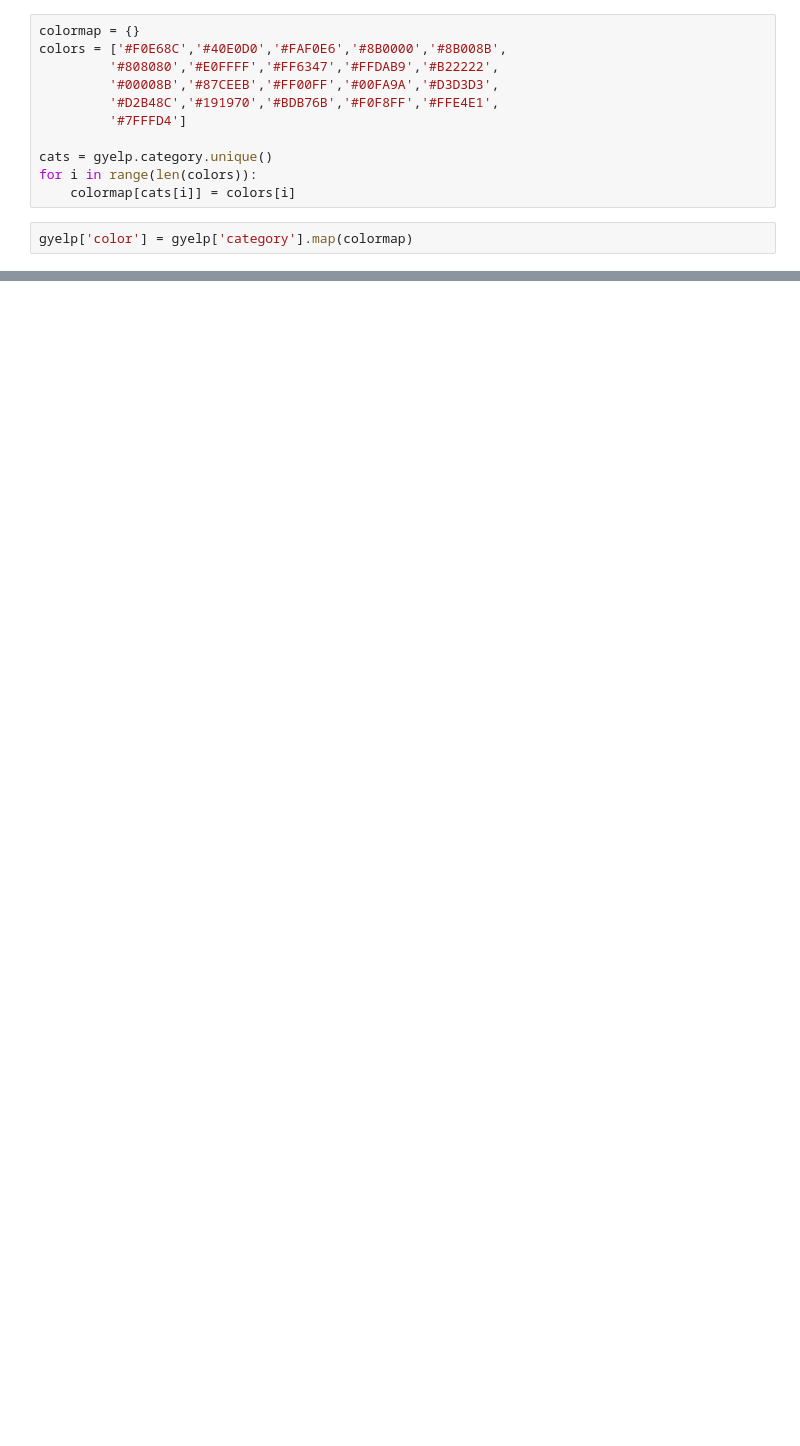
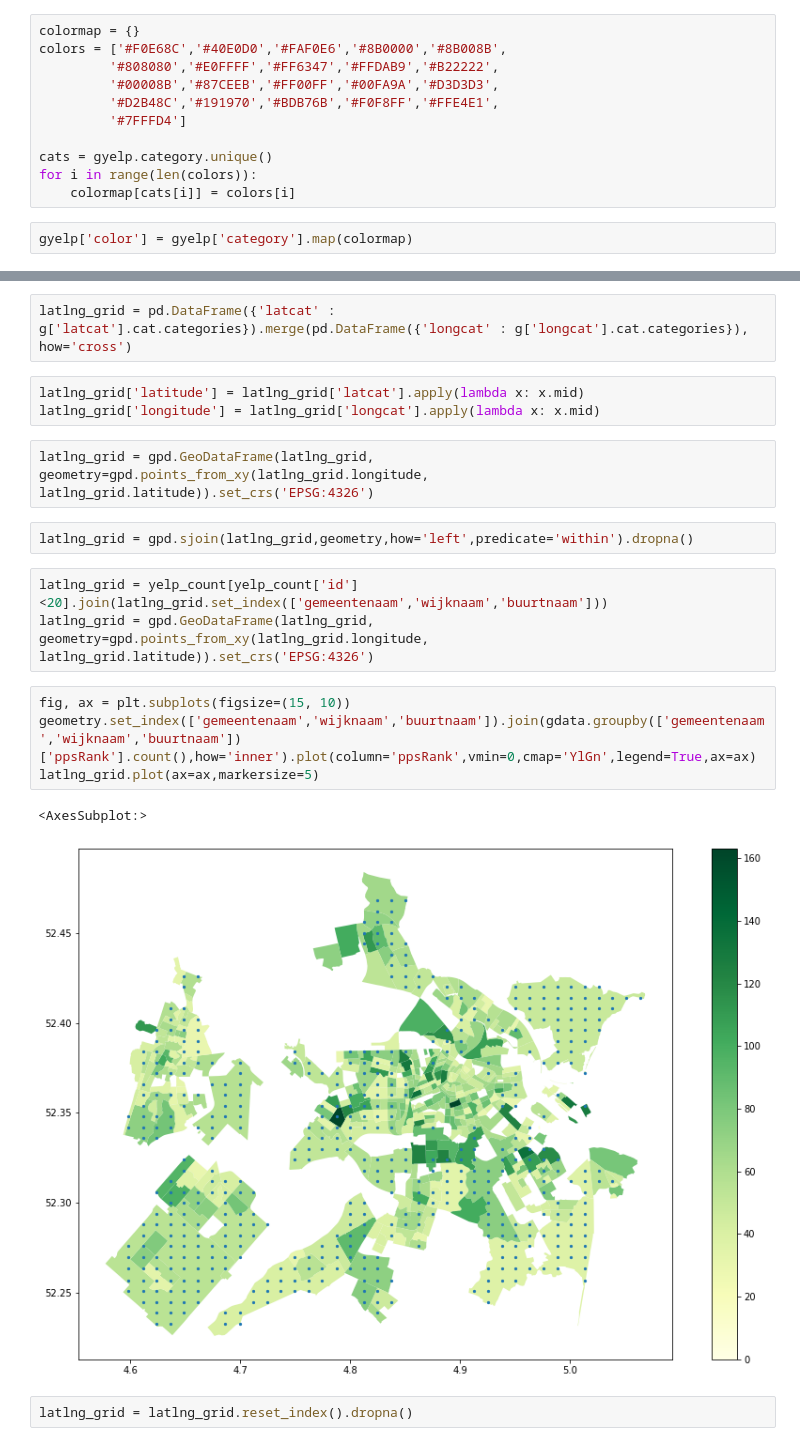
Before and after one commit to maufonsecasdfg/amsterdam_rent, a Jupyter notebook: geomatching.ipynb, the cells around one changed output, grey strips where cells are left out. Saved outputs shown, nothing was run; the diff lists cells and outputs as text; blank space fills up the shorter version.

```diff
--- a/geomatching.ipynb
+++ b/geomatching.ipynb
@@ -626,0 +114,21 @@ gdata[(gdata['gemeentenaam']=='Zaanstad')&(gdata['wijknaam'].isin(['Wijk 23 Nieu
+# %%
+latlng_grid = pd.DataFrame({'latcat' : g['latcat'].cat.categories}).merge(pd.DataFrame({'longcat' : g['longcat'].cat.categories}), how='cross')
+# %%
+latlng_grid['latitude'] = latlng_grid['latcat'].apply(lambda x: x.mid)
+latlng_grid['longitude'] = latlng_grid['longcat'].apply(lambda x: x.mid)
+# %%
+latlng_grid = gpd.GeoDataFrame(latlng_grid, geometry=gpd.points_from_xy(latlng_grid.longitude, latlng_grid.latitude)).set_crs('EPSG:4326')
+# %%
+latlng_grid = gpd.sjoin(latlng_grid,geometry,how='left',predicate='within').dropna()
+# %%
+latlng_grid = yelp_count[yelp_count['id']<20].join(latlng_grid.set_index(['gemeentenaam','wijknaam','buurtnaam']))
+latlng_grid = gpd.GeoDataFrame(latlng_grid, geometry=gpd.points_from_xy(latlng_grid.longitude, latlng_grid.latitude)).set_crs('EPSG:4326')
+# %%
+fig, ax = plt.subplots(figsize=(15, 10))
+geometry.set_index(['gemeentenaam','wijknaam','buurtnaam']).join(gdata.groupby(['gemeentenaam','wijknaam','buurtnaam'])['ppsRank'].count(),how='inner').plot(column='ppsRank',vmin=0,cmap='YlGn',legend=True,ax=ax)
+latlng_grid.plot(ax=ax,markersize=5)
+# %% [output]
+<AxesSubplot:>
+[figure, added]
+# %%
+latlng_grid = latlng_grid.reset_index().dropna()
```
Also changed, not shown: parts of 56 cells of this notebook, 8 other files.
